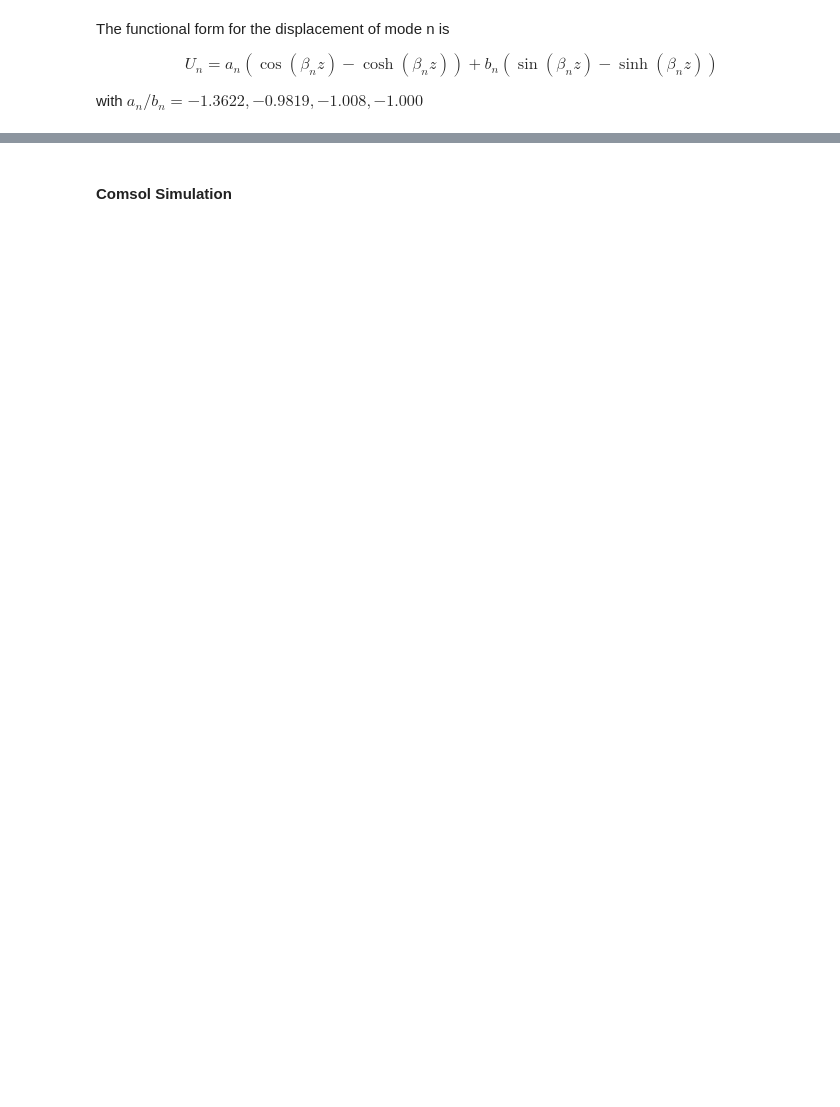
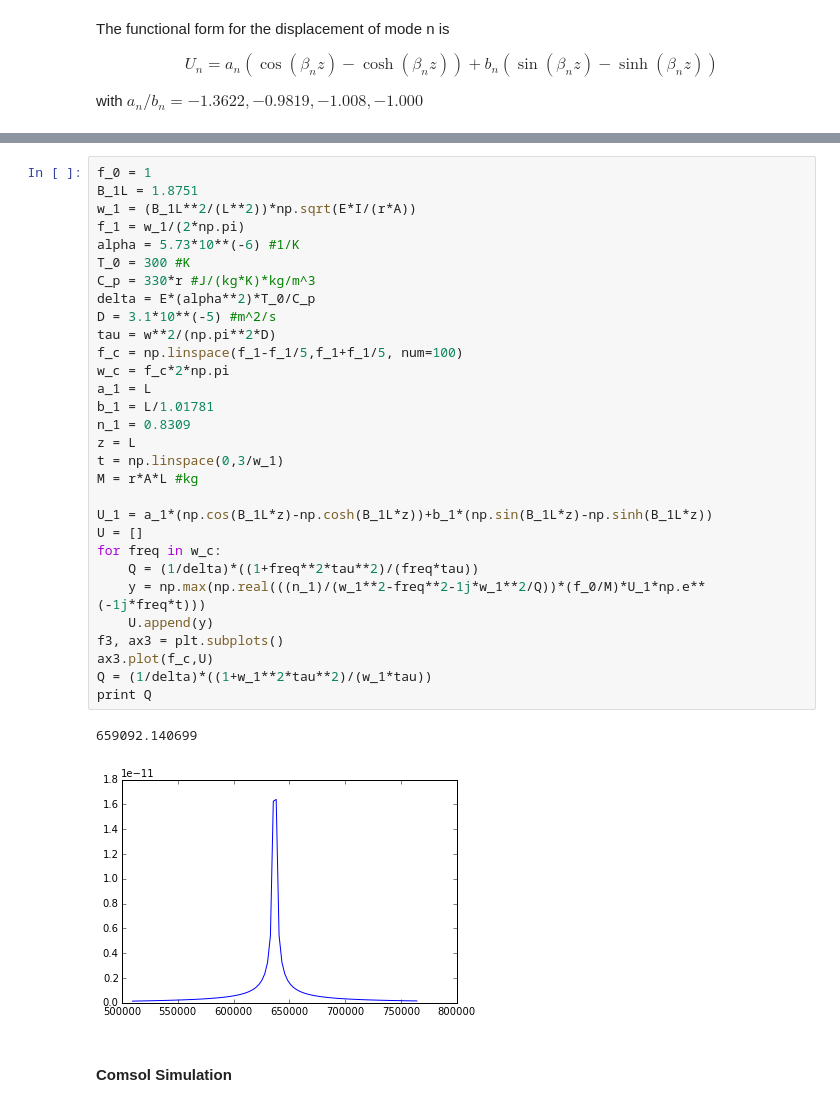
Before and after one commit to jgrebel1/Cantilever, a Jupyter notebook: Cantilever.ipynb, the cells around one changed output, grey strips where cells are left out. Drawn from its saved outputs; the diff is of its cells as text; blank space fills up the shorter version.

```diff
--- a/Cantilever.ipynb
+++ b/Cantilever.ipynb
@@ -106,2 +131,35 @@ ax2.plot(f_d,U_n)
+# %%
+f_0 = 1
+B_1L = 1.8751
+w_1 = (B_1L**2/(L**2))*np.sqrt(E*I/(r*A))
+f_1 = w_1/(2*np.pi)
+alpha = 5.73*10**(-6) #1/K
+T_0 = 300 #K
+C_p = 330*r #J/(kg*K)*kg/m^3
+delta = E*(alpha**2)*T_0/C_p
+D = 3.1*10**(-5) #m^2/s
+tau = w**2/(np.pi**2*D)
+f_c = np.linspace(f_1-f_1/5,f_1+f_1/5, num=100)
+w_c = f_c*2*np.pi
+a_1 = L
+b_1 = L/1.01781
+n_1 = 0.8309
+z = L
+t = np.linspace(0,3/w_1)
+M = r*A*L #kg
+
+U_1 = a_1*(np.cos(B_1L*z)-np.cosh(B_1L*z))+b_1*(np.sin(B_1L*z)-np.sinh(B_1L*z))
+U = []
+for freq in w_c:
+    Q = (1/delta)*((1+freq**2*tau**2)/(freq*tau))
+    y = np.max(np.real(((n_1)/(w_1**2-freq**2-1j*w_1**2/Q))*(f_0/M)*U_1*np.e**(-1j*freq*t)))
+    U.append(y)
+f3, ax3 = plt.subplots()
+ax3.plot(f_c,U)
+Q = (1/delta)*((1+w_1**2*tau**2)/(w_1*tau))
+print Q
+# %% [output]
+659092.140699
+[figure, added]
 # %% [markdown]
 #### Comsol Simulation
```
Also changed, not shown: parts of 13 cells of this notebook, 7 other files.
